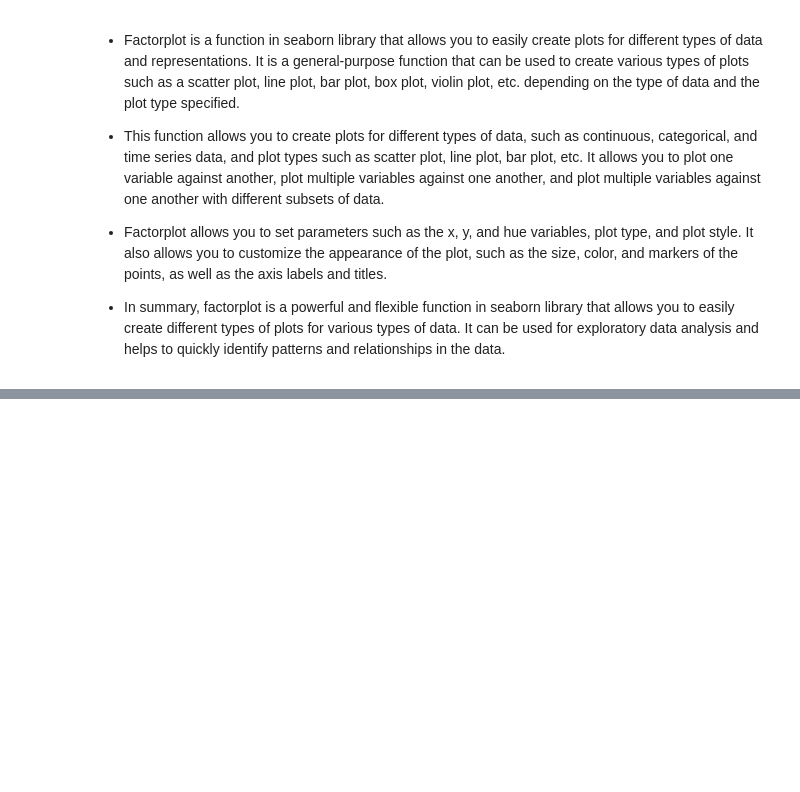
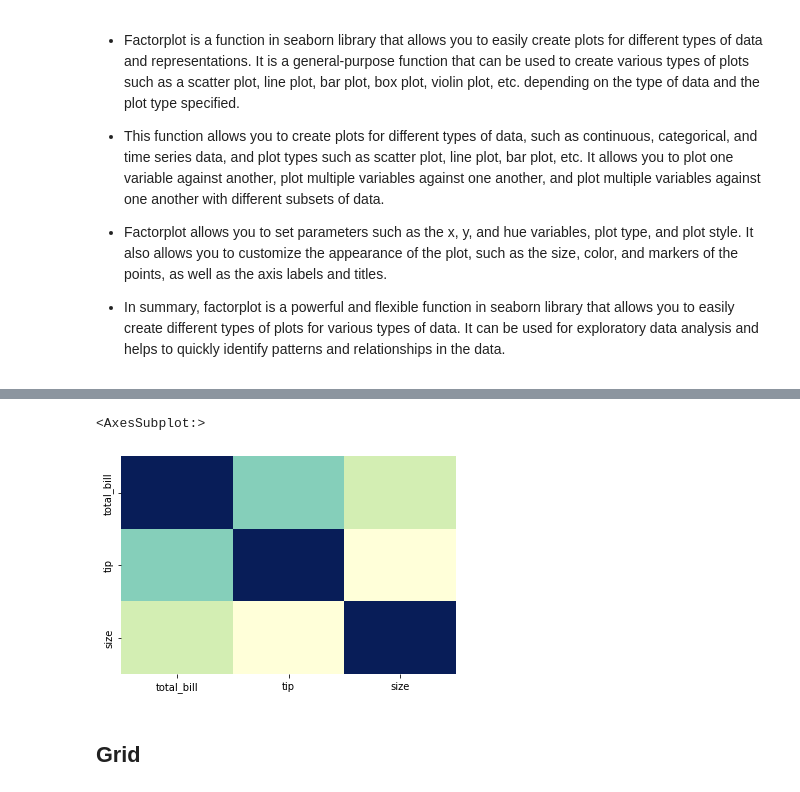
Before and after one commit to Mahaa-Dev/Python, a Jupyter notebook: extrass_py/seaborn/seaborn_plot_types.ipynb, the cells around one changed output, grey strips where cells are left out. Saved outputs shown, nothing was run; the diff lists cells and outputs as text; code cells hidden in the pictures; blank space fills up the shorter version.

```diff
--- a/extrass_py/seaborn/seaborn_plot_types.ipynb
+++ b/extrass_py/seaborn/seaborn_plot_types.ipynb
@@ -257,0 +309,7 @@ sns.factorplot(x='day',y='total_bill',data=tips,kind='bar')
+# %%
+sns.heatmap(data=tc,cmap="YlGnBu", cbar=False)
+# %% [output]
+<AxesSubplot:>
+[figure, added]
+# %% [markdown]
+## Grid
```
Also changed, not shown: parts of 24 cells of this notebook.
